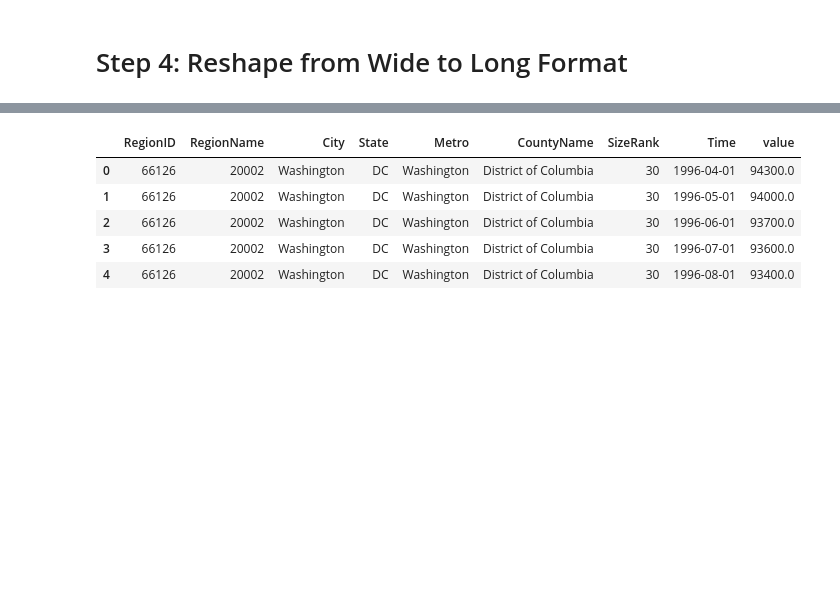
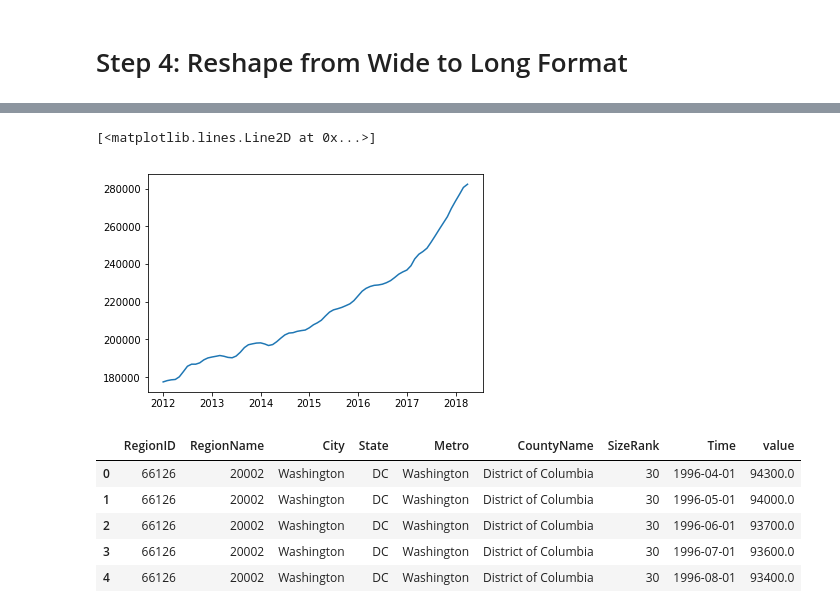
Before and after one commit to slmcamis/dsc-mod-4-project-online-ds-ft-051319, a Jupyter notebook: mod_4_starter_notebook.ipynb, the cells around one changed output, grey strips where cells are left out. Drawn from its saved outputs; the diff is of its cells as text; code cells hidden in the pictures; blank space fills up the shorter version.

```diff
--- a/mod_4_starter_notebook.ipynb
+++ b/mod_4_starter_notebook.ipynb
@@ -180,3 +215,8 @@ def melt_df(df):
         merged.append(merge)
     melted_df = pd.concat(merged)
     return melted_df
+# %%
+df23220 = df.loc[(df.RegionName == 23220)]
+# %%
+melt23220 = melt_data(df23220,189)
+melt23220.head()
@@ -183,3 +231,8 @@ def melt_df(df):
+# %%
+plt.plot(melt23220)
+# %% [output]
+[<matplotlib.lines.Line2D at 0x...>]
+[figure, added]
 # %%
 melt_dc = melt_df(df_dc)
 melt_dc.head()
```
Also changed, not shown: parts of 46 cells of this notebook, 5 other files.
